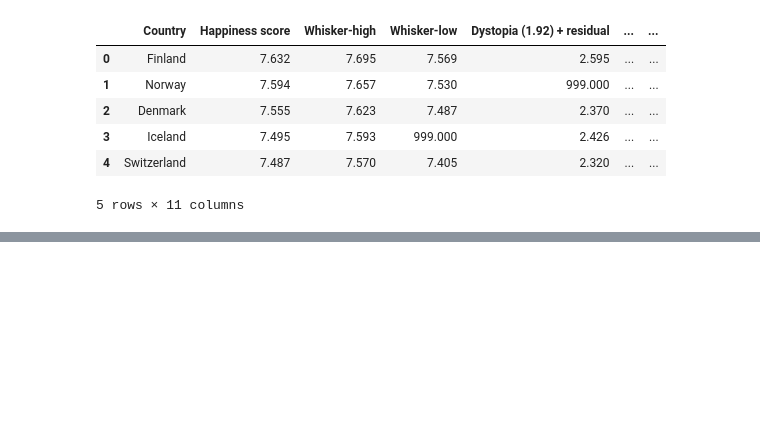
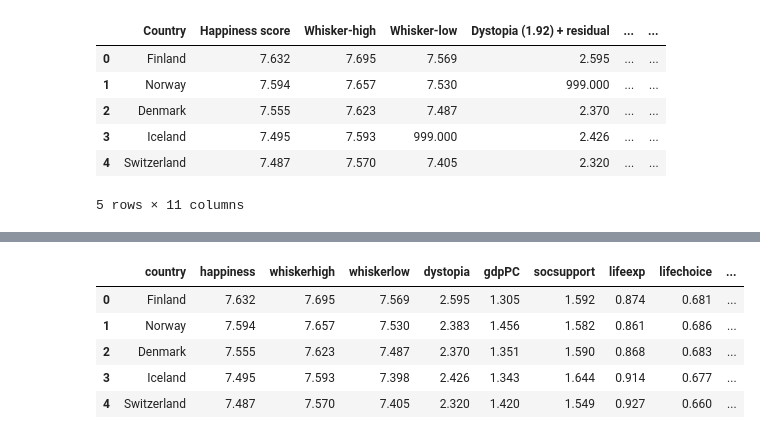
Before and after one commit to giasmith/lab2, a Jupyter notebook: assignment.ipynb, the cells around one changed output, grey strips where cells are left out. Drawn from its saved outputs; the diff is of its cells as text; code cells hidden in the pictures; blank space fills up the shorter version.

```diff
--- a/assignment.ipynb
+++ b/assignment.ipynb
@@ -97,0 +109,10 @@ ImportError: Missing optional dependency 'openpyxl'.  Use pip or conda to instal
+# %%
+df = pd.read_spss('data/data9.sav')
+df.head(5)
+# %% [output]
+|  | country | happiness | whiskerhigh | whiskerlow | dystopia | gdpPC | socsupport | lifeexp | lifechoice | ... |
+| 0 | Finland | 7.632 | 7.695 | 7.569 | 2.595 | 1.305 | 1.592 | 0.874 | 0.681 | ... |
+| 1 | Norway | 7.594 | 7.657 | 7.530 | 2.383 | 1.456 | 1.582 | 0.861 | 0.686 | ... |
+| 2 | Denmark | 7.555 | 7.623 | 7.487 | 2.370 | 1.351 | 1.590 | 0.868 | 0.683 | ... |
+| 3 | Iceland | 7.495 | 7.593 | 7.398 | 2.426 | 1.343 | 1.644 | 0.914 | 0.677 | ... |
+| 4 | Switzerland | 7.487 | 7.570 | 7.405 | 2.320 | 1.420 | 1.549 | 0.927 | 0.660 | ... |
```
Also changed, not shown: parts of 9 cells of this notebook.
